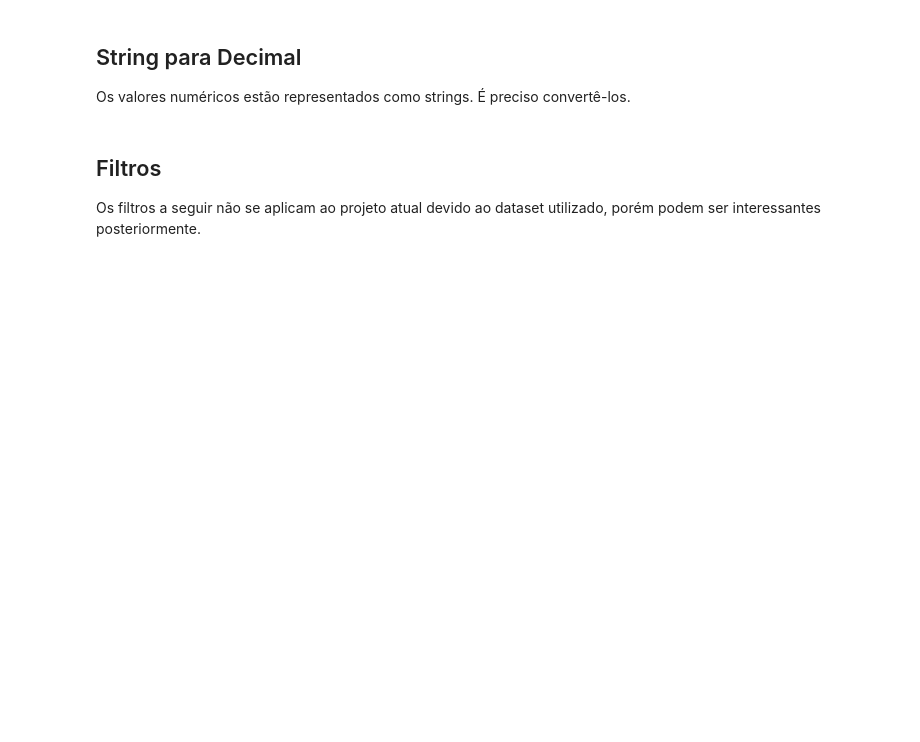
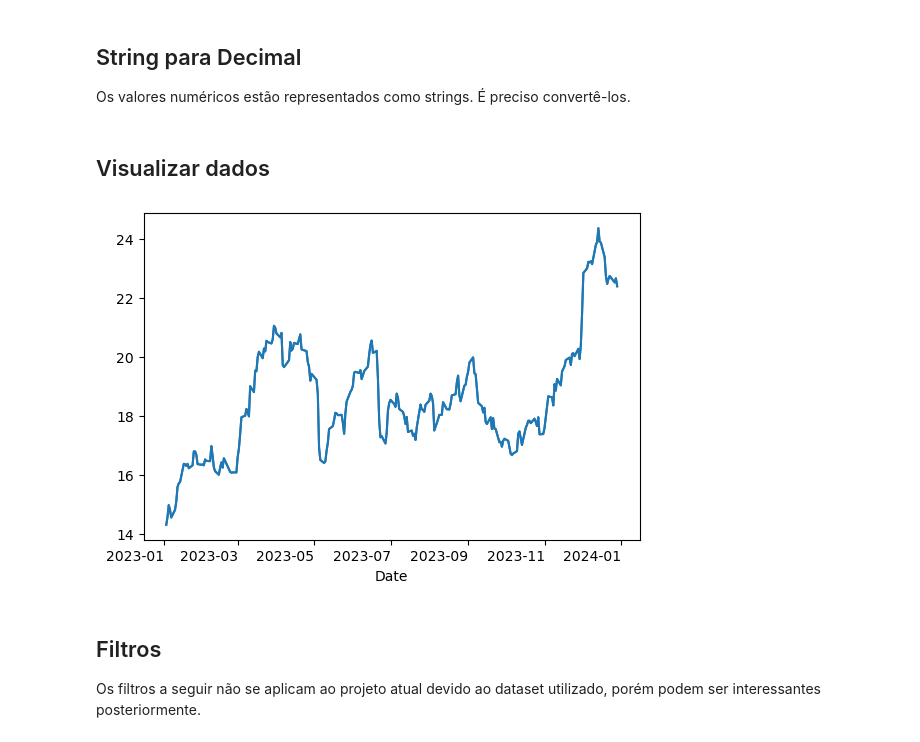
Before and after one commit to lmcosta10/stock-prediction, a Jupyter notebook: notebook.ipynb, the cells around one changed output. Drawn from its saved outputs; the diff is of its cells as text; code cells hidden in the pictures; blank space fills up the shorter version.

Commit message:
feat: dataset visualization

```diff
--- a/notebook.ipynb
+++ b/notebook.ipynb
@@ -24,6 +27,20 @@ Os valores numéricos estão representados como strings. É preciso convertê-lo
 # %%
 dataframe['Close'] = dataframe['Close'].str.replace(',', '.')
 dataframe['Close'] = pd.to_numeric(dataframe['Close'])
+# %% [markdown]
+## Visualizar dados
+# %%
+date_time = pd.to_datetime(dataframe['Date'], format='%d/%m/%Y %H:%M:%S')
+
+plot_features = dataframe['Close']
+plot_features.index = date_time
+_ = plot_features.plot(subplots=True)
+
+plot_features = dataframe['Close'][:480]
+plot_features.index = date_time[:480]
+_ = plot_features.plot(subplots=True)
+# %% [output]
+[figure, added]
 # %% [markdown]
 ## Filtros
 
```
Also changed, not shown: parts of 5 cells of this notebook.
